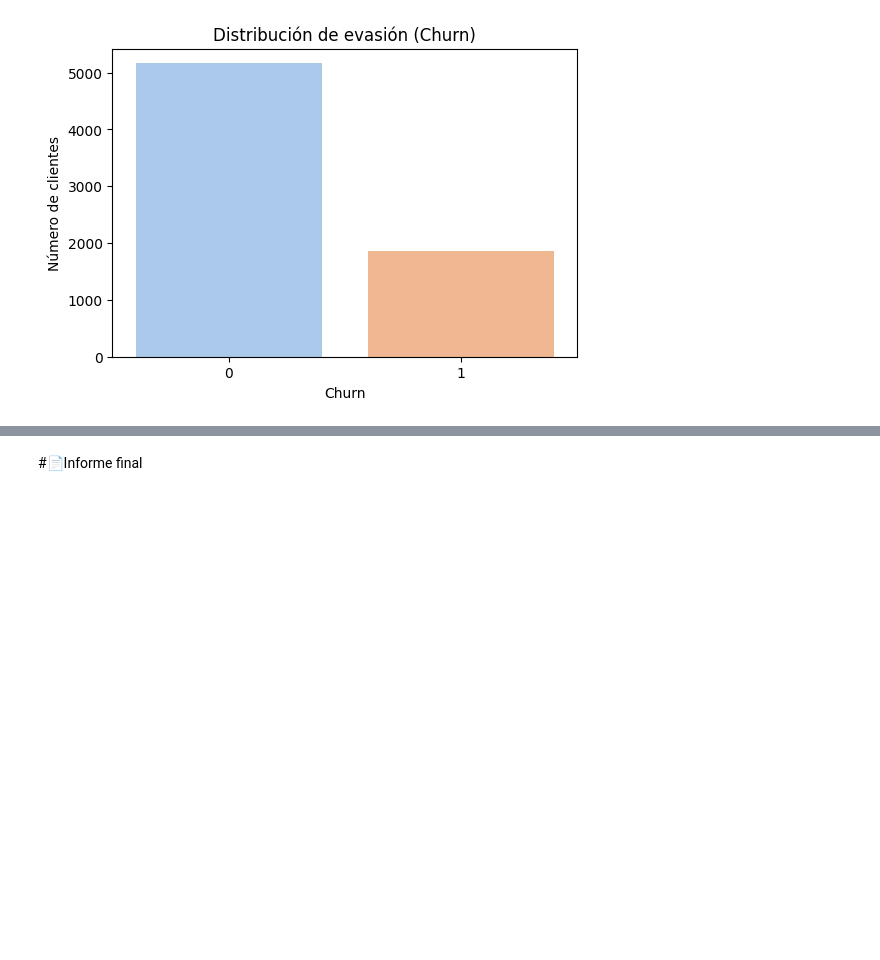
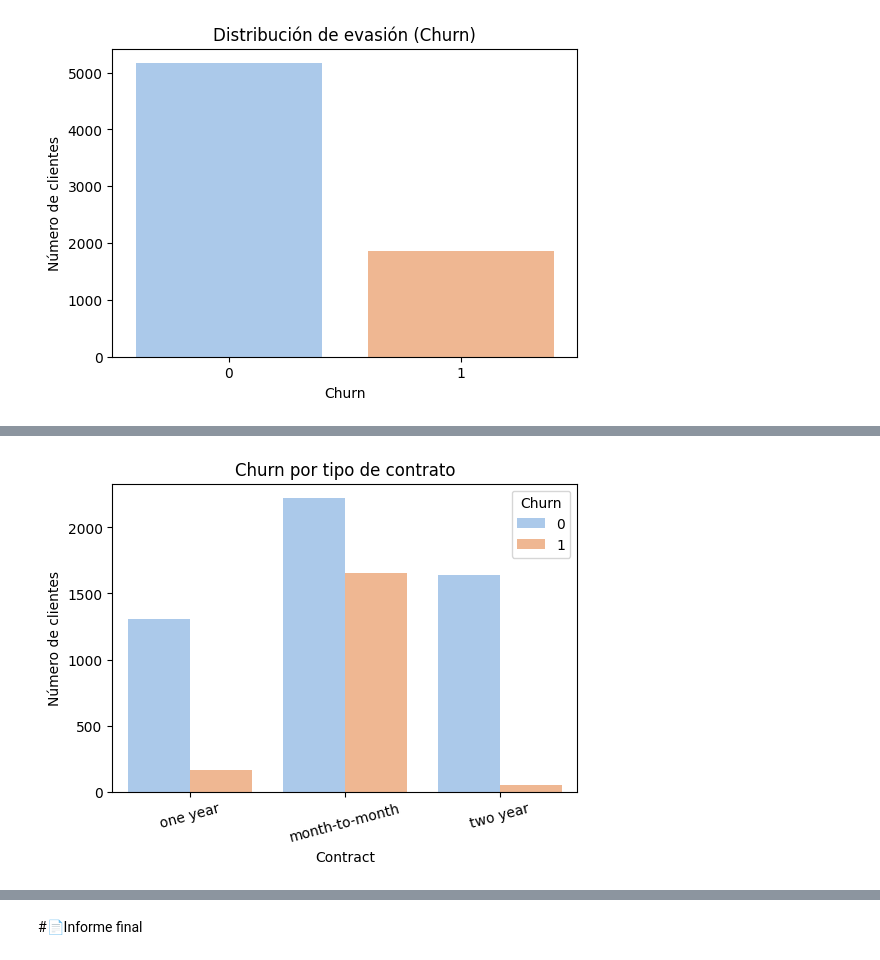
Before and after one commit to CSebasGC/csgc_TelecomX_parte2, a Jupyter notebook: TelecomX_LATAM.ipynb, the cells around one changed output, grey strips where cells are left out. Drawn from its saved outputs; the diff is of its cells as text; code cells hidden in the pictures; blank space fills up the shorter version.

```diff
--- a/TelecomX_LATAM.ipynb
+++ b/TelecomX_LATAM.ipynb
@@ -378,0 +398,9 @@ Passing `palette` without assigning `hue` is deprecated and will be removed in v
+# %%
+plt.figure(figsize=(6,4))
+sns.countplot(data=df_final, x='Contract', hue='Churn', palette='pastel')
+plt.title('Churn por tipo de contrato')
+plt.ylabel('Número de clientes')
+plt.xticks(rotation=15)
+plt.show()
+# %% [output]
+[figure, added]
```
Also changed, not shown: parts of 14 cells of this notebook.
